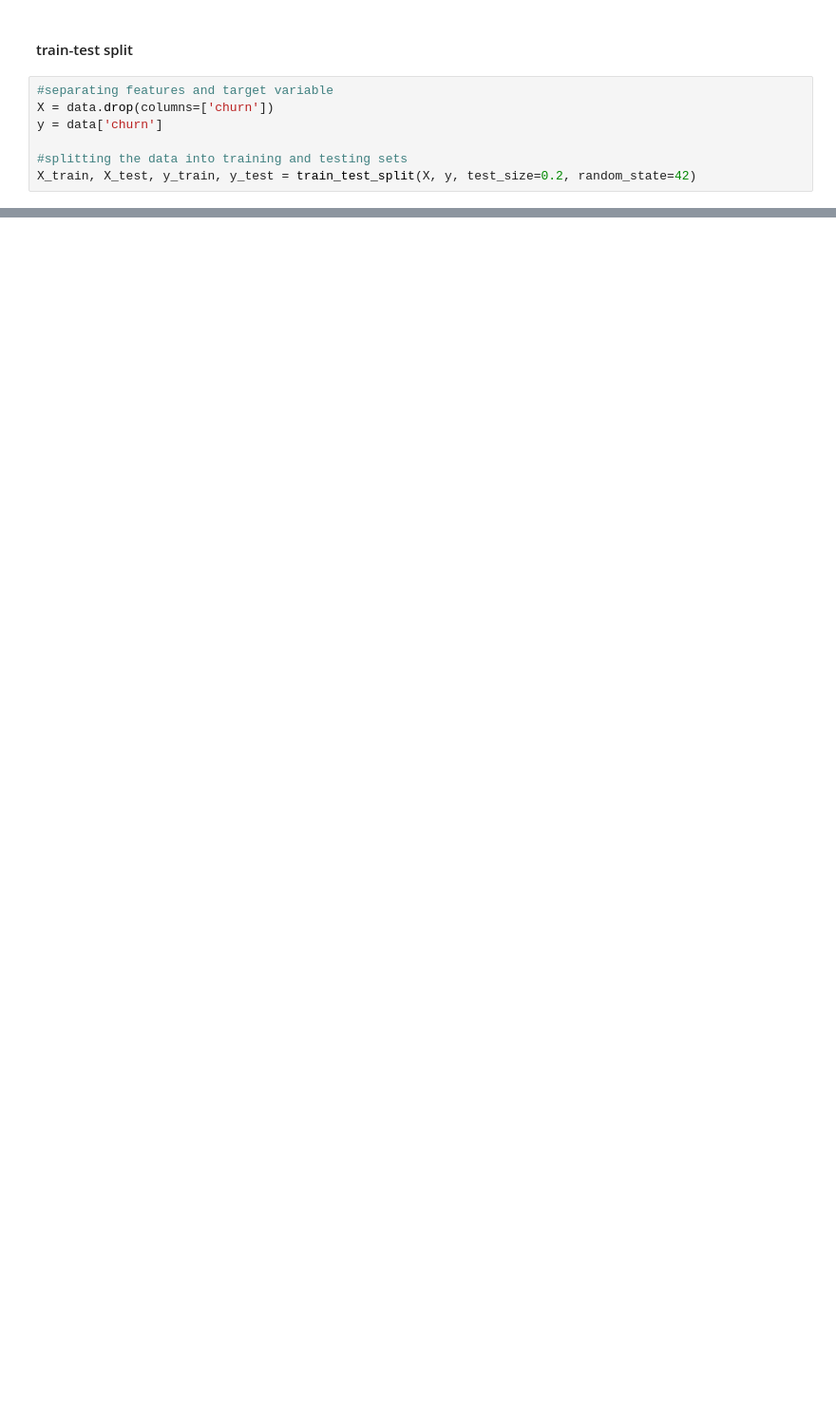
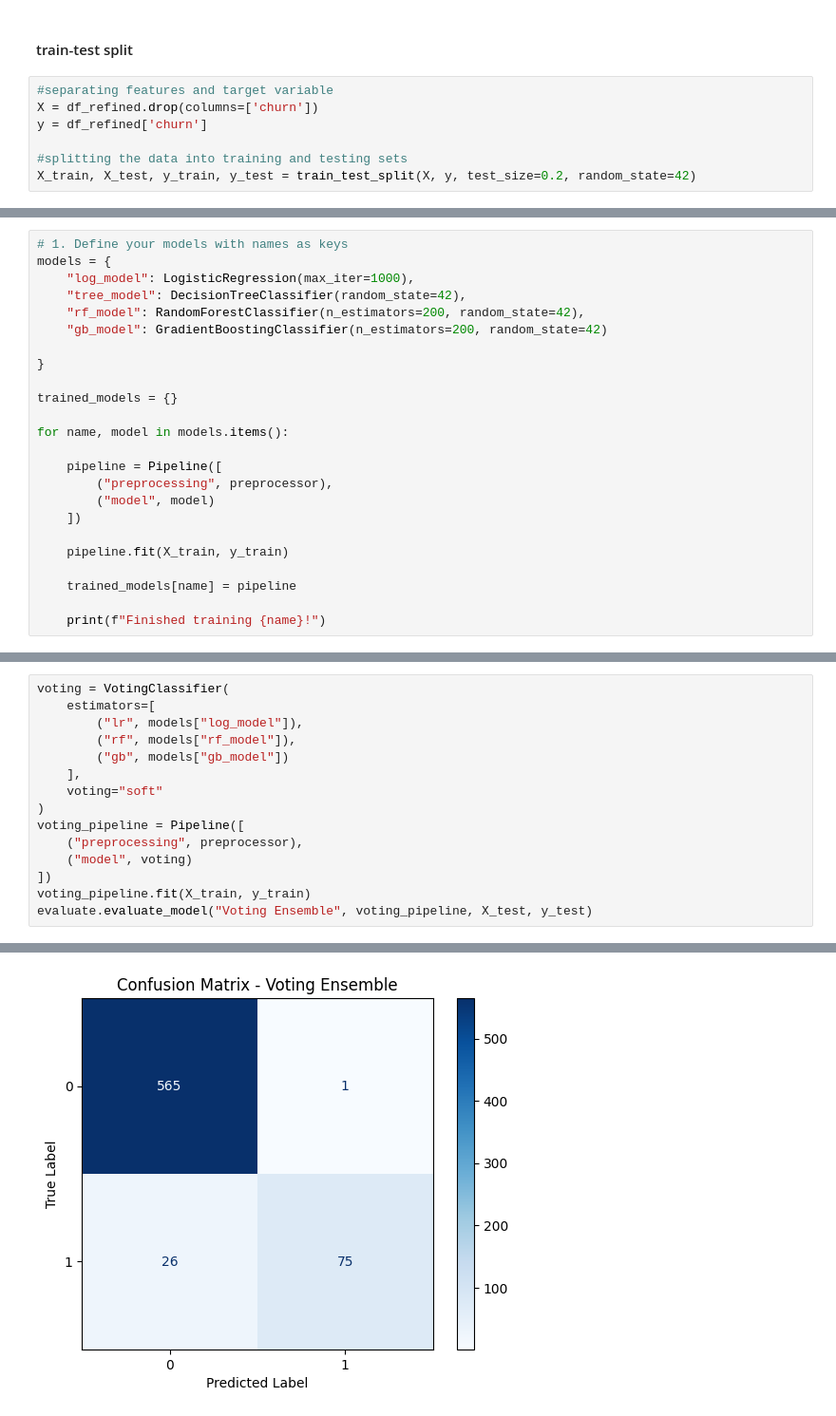
Before and after one commit to chepbree/customer-churn-prediction, a Jupyter notebook: churn.ipynb, the cells around one changed output, grey strips where cells are left out. Shown at 95% size. Drawn from its saved outputs; the diff is of its cells as text; blank space fills up the shorter version.

Commit message:
modeling

```diff
--- a/churn.ipynb
+++ b/churn.ipynb
@@ -146,8 +178,8 @@ data.head()
 #### train-test split
 # %%
 #separating features and target variable
-X = data.drop(columns=['churn'])
-y = data['churn']
+X = df_refined.drop(columns=['churn'])
+y = df_refined['churn']
 
 #splitting the data into training and testing sets
 X_train, X_test, y_train, y_test = train_test_split(X, y, test_size=0.2, random_state=42)
@@ -153,0 +232,24 @@ X_train, X_test, y_train, y_test = train_test_split(X, y, test_size=0.2, random_
+# %%
+# 1. Define your models with names as keys
+models = {
+    "log_model": LogisticRegression(max_iter=1000),
+    "tree_model": DecisionTreeClassifier(random_state=42),
+    "rf_model": RandomForestClassifier(n_estimators=200, random_state=42),
+    "gb_model": GradientBoostingClassifier(n_estimators=200, random_state=42)
+
+}
+
+trained_models = {}
+
+for name, model in models.items():
+
+    pipeline = Pipeline([
+        ("preprocessing", preprocessor),
+        ("model", model)
+    ])
+
+    pipeline.fit(X_train, y_train)
+
+    trained_models[name] = pipeline
+
+    print(f"Finished training {name}!")
@@ -153,0 +331,16 @@ X_train, X_test, y_train, y_test = train_test_split(X, y, test_size=0.2, random_
+# %%
+voting = VotingClassifier(
+    estimators=[
+        ("lr", models["log_model"]),
+        ("rf", models["rf_model"]),
+        ("gb", models["gb_model"])
+    ],
+    voting="soft"
+)
+voting_pipeline = Pipeline([
+    ("preprocessing", preprocessor),
+    ("model", voting)
+])
+voting_pipeline.fit(X_train, y_train)
+evaluate.evaluate_model("Voting Ensemble", voting_pipeline, X_test, y_test)
+# %% [output]
@@ -153,0 +359 @@ X_train, X_test, y_train, y_test = train_test_split(X, y, test_size=0.2, random_
+[figure, added]
```
Also changed, not shown: parts of 22 cells of this notebook, 1 other file.
